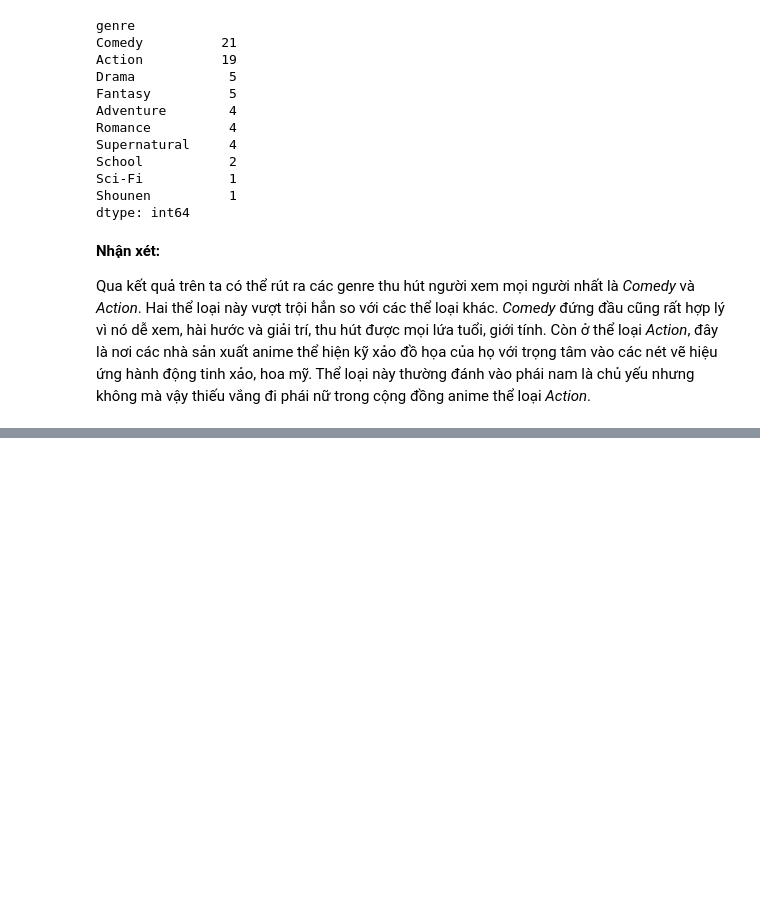
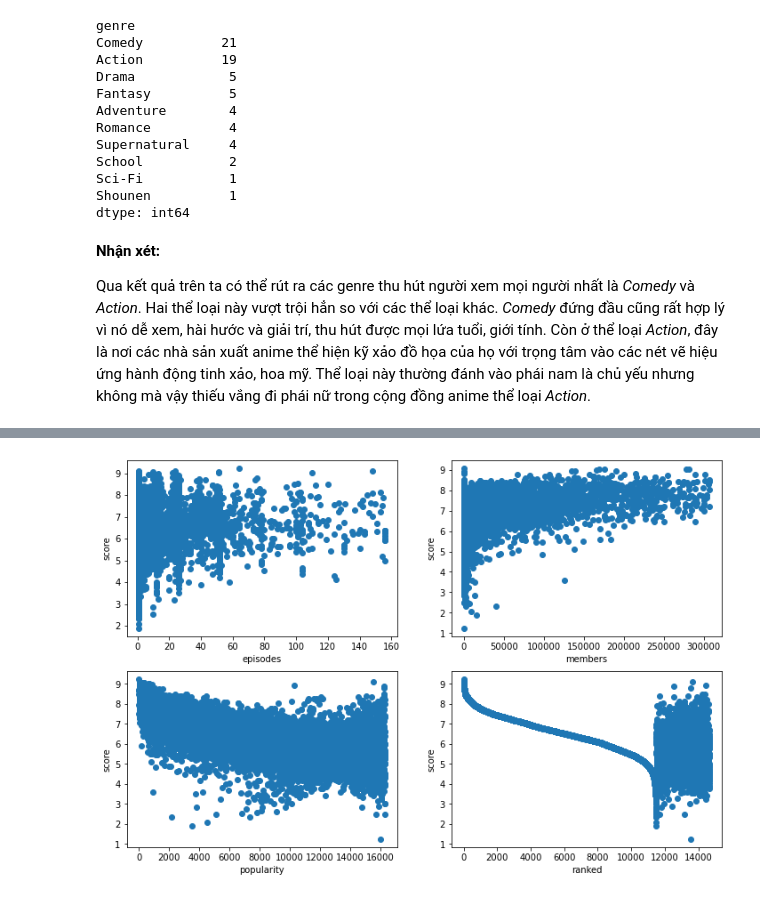
Before and after one commit to phineasla-hcmus/3.1-DS-Final, a Jupyter notebook: P4DS_FinalProject.ipynb, the cells around one changed output, grey strips where cells are left out. Saved outputs shown, nothing was run; the diff lists cells and outputs as text; code cells hidden in the pictures; blank space fills up the shorter version.

```diff
--- a/P4DS_FinalProject.ipynb
+++ b/P4DS_FinalProject.ipynb
@@ -719,0 +754,23 @@ Qua kết quả trên ta có thể rút ra các genre thu hút người xem mọ
+# %%
+# Loại bỏ outlier theo phương pháp +- 3 độ lệch chuẩn (99.7%)
+def remove_outlier(df, col):
+    return df[np.abs(df[col]-df[col].mean()) <= (3*df[col].std())]
+
+# Tạo ra tập dữ liệu loại bỏ outlier
+ep_df = remove_outlier(anime_df, 'episodes')
+mem_df = remove_outlier(anime_df, 'members')
+pop_df = remove_outlier(anime_df, 'popularity')
+rank_df = remove_outlier(anime_df, 'ranked')
+
+# Tạo ra ma trận subplot 2x2
+ro_fig, ro_ax = plt.subplots(nrows=2, ncols=2, figsize=(12,8))
+
+# Plot từng scatter plot với mỗi cột numeric tương ứng
+subplot_scatter(ro_ax[0,0], x='episodes', y='score', data=ep_df)
+subplot_scatter(ro_ax[0,1], x='members', y='score', data=mem_df)
+subplot_scatter(ro_ax[1,0], x='popularity', y='score', data=pop_df)
+subplot_scatter(ro_ax[1,1], x='ranked', y='score', data=rank_df)
+
+plt.show()
+# %% [output]
+[figure, added]
```
Also changed, not shown: parts of 10 cells of this notebook.
